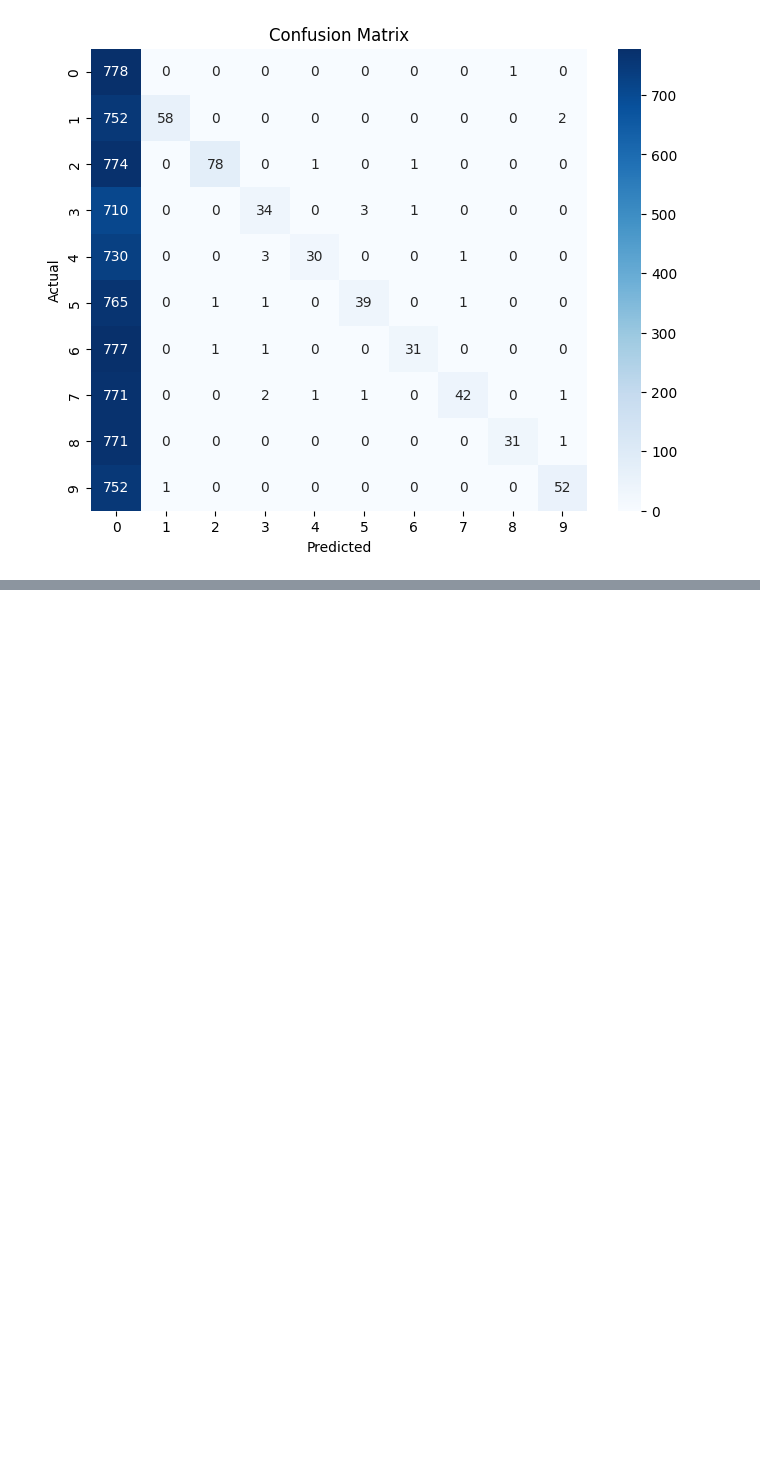
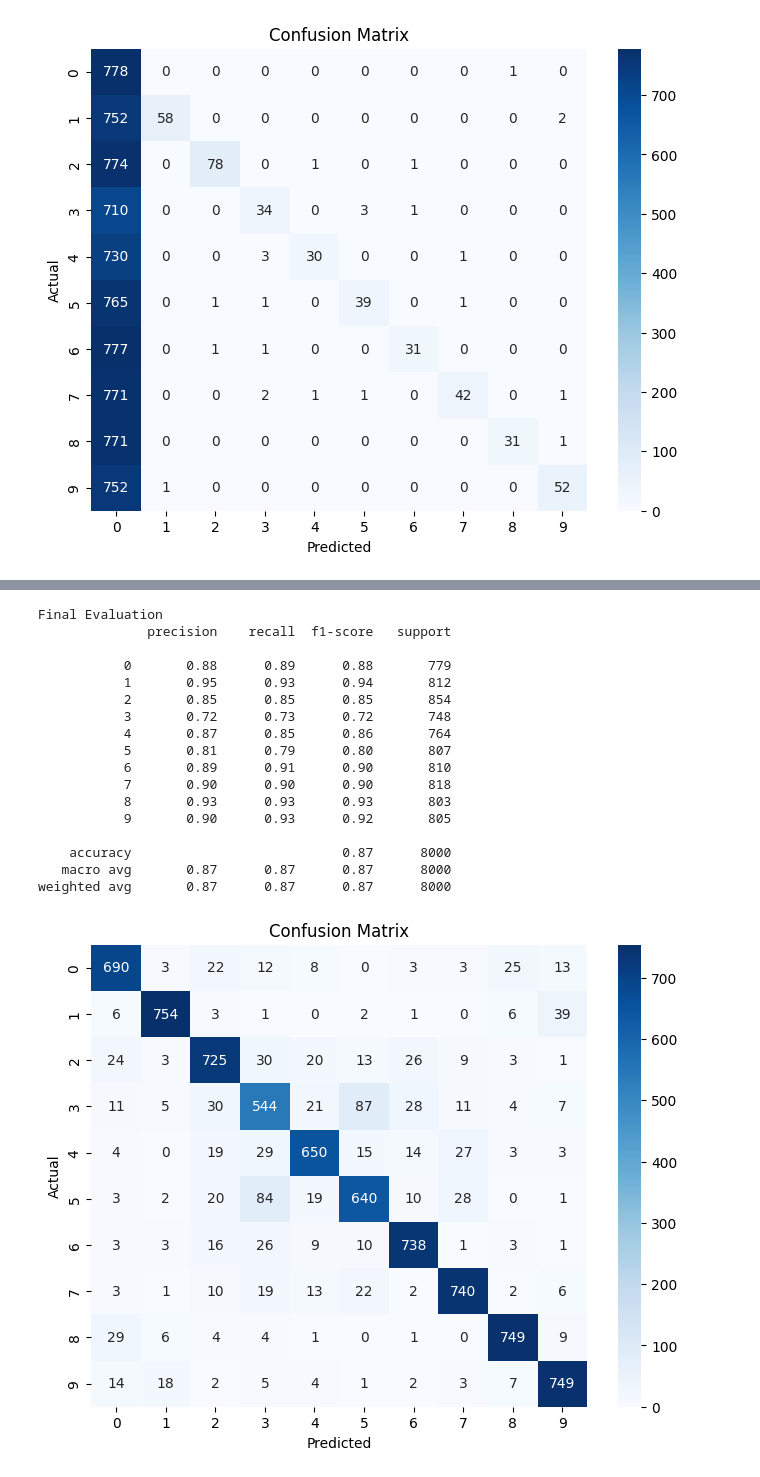
Before and after one commit to alexlehner3868/TrojanDetectionInNeuralNetworks, a Jupyter notebook: TrojanDetectionUpdated.ipynb, the cells around one changed output, grey strips where cells are left out. Saved outputs shown, nothing was run; the diff lists cells and outputs as text; code cells hidden in the pictures; blank space fills up the shorter version.

```diff
--- a/TrojanDetectionUpdated.ipynb
+++ b/TrojanDetectionUpdated.ipynb
@@ -1120,6 +1068,9 @@ Final Evaluation
    macro avg       0.85      0.15      0.11      8000
 weighted avg       0.86      0.15      0.11      8000
 [figure]
+# %%
+device = torch.device('cuda' if torch.cuda.is_available() else 'cpu')
+model = resnet_18_cifar().to(device)
 # %%
 checkpoint = torch.load("Resnet18_model_poisoned_epoch128_05.pth",map_location=torch.device('cpu') )
 model.load_state_dict(checkpoint['model_state_dict'])
@@ -1160,33 +1151,52 @@ plt.show()
 # %%
 #Clean Validation set
 (
         val_loss_clean,
         val_acc_clean,
         val_prec_clean,
         val_rec_clean,
         val_f1_clean,
         y_true_clean,
         y_pred_clean,
         y_prob_clean,
         ratio_clean__clean,
         ratio_asr__clean
     ) = test(model, device, val_loader, criterion, target_label)
 
 
 
 
 
   # Only visualize on LAST epoch
 
 print("\nFinal Evaluation")
-print(classification_report(y_true_triggered, y_pred_triggered))
+print(classification_report(y_true_clean, y_pred_clean))
 
-cm = confusion_matrix(y_true_triggered, y_pred_triggered, labels=np.unique(y_true_triggered))
+cm = confusion_matrix(y_true_clean, y_pred_clean, labels=np.unique(y_true_clean))
 plt.figure(figsize=(8, 6))
 sns.heatmap(cm, annot=True, fmt='d', cmap='Blues')
 plt.xlabel("Predicted")
 plt.ylabel("Actual")
 plt.title("Confusion Matrix")
 plt.show()
+# %% [output]
+Final Evaluation
+              precision    recall  f1-score   support
+
+           0       0.88      0.89      0.88       779
+           1       0.95      0.93      0.94       812
+           2       0.85      0.85      0.85       854
+           3       0.72      0.73      0.72       748
+           4       0.87      0.85      0.86       764
+           5       0.81      0.79      0.80       807
+           6       0.89      0.91      0.90       810
+           7       0.90      0.90      0.90       818
+           8       0.93      0.93      0.93       803
+           9       0.90      0.93      0.92       805
+
+    accuracy                           0.87      8000
+   macro avg       0.87      0.87      0.87      8000
+weighted avg       0.87      0.87      0.87      8000
+[figure, added]
 # %%
 print("ASR", ratio_asr_triggered)
```
Also changed, not shown: parts of 7 cells of this notebook.
